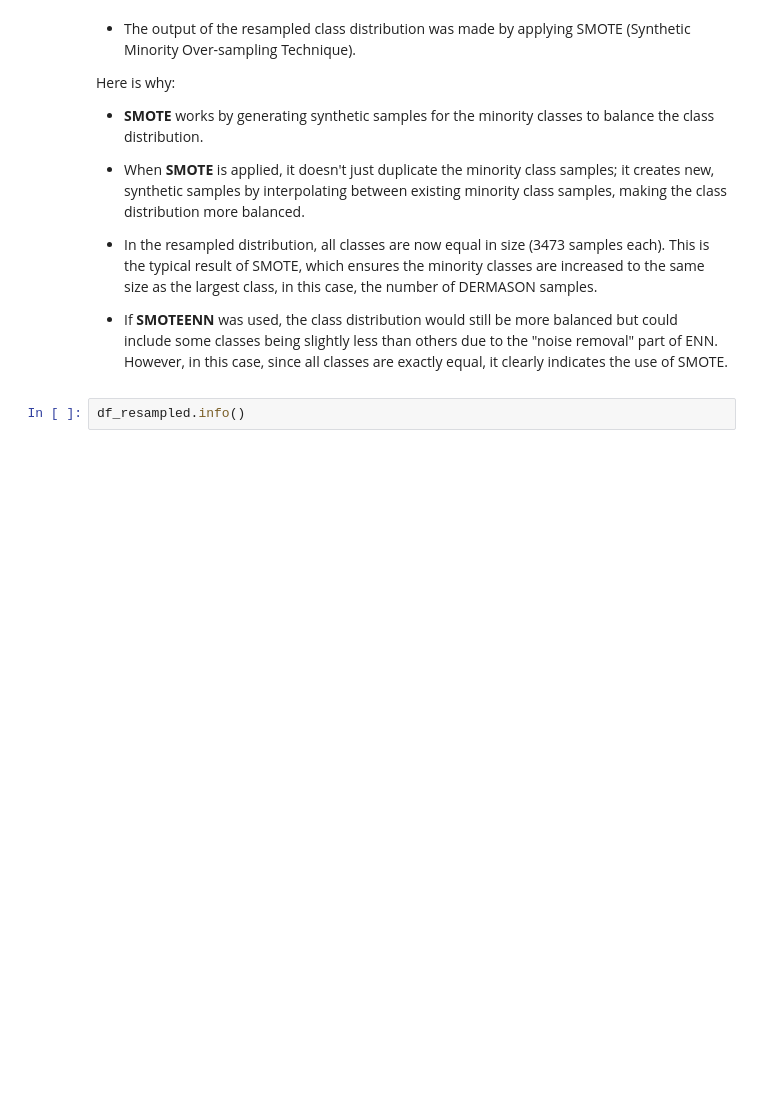
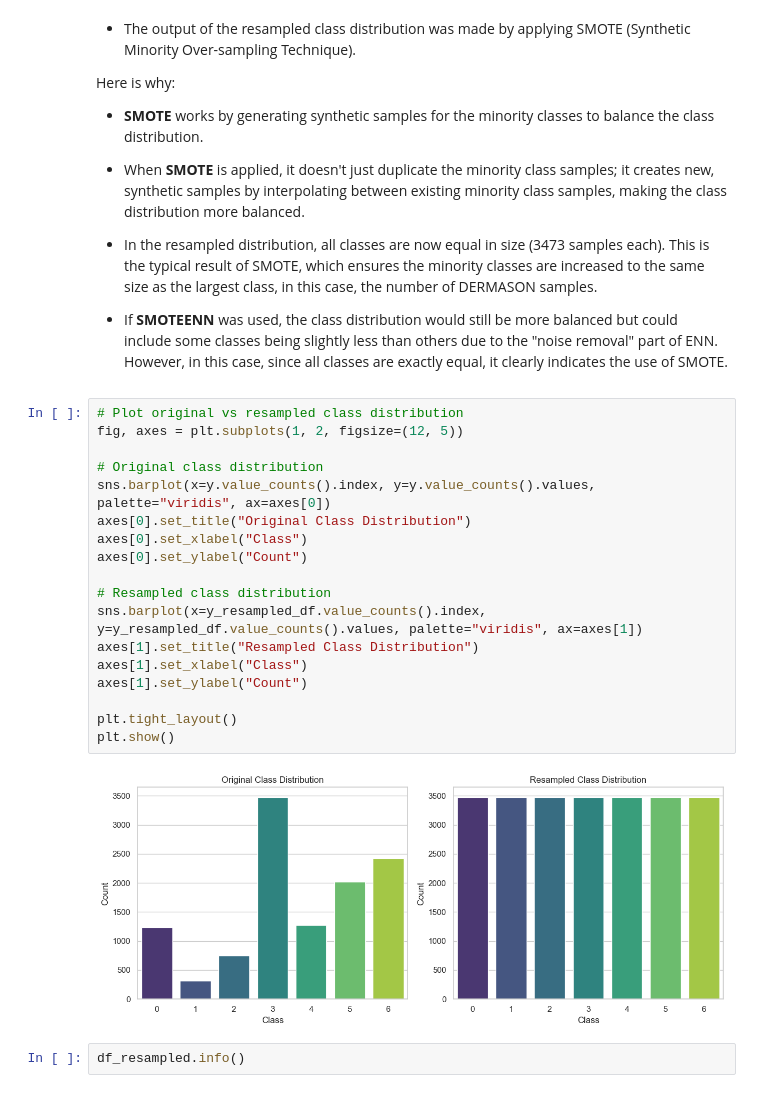
Before and after one commit to AswathyD31/Capstone_Project_Dry_Bean_Classification_Prediction, a Jupyter notebook: Dry_Bean_Classification .ipynb, the cells around one changed output. Saved outputs shown, nothing was run; the diff lists cells and outputs as text; blank space fills up the shorter version.

```diff
--- a/Dry_Bean_Classification .ipynb
+++ b/Dry_Bean_Classification .ipynb
@@ -1069,6 +1070,26 @@ Here is why:
 * In the resampled distribution, all classes are now equal in size (3473 samples each). This is the typical result of SMOTE, which ensures the minority classes are increased to the same size as the largest class, in this case, the number of DERMASON samples.
 
 * If **SMOTEENN** was used, the class distribution would still be more balanced but could include some classes being slightly less than others due to the "noise removal" part of ENN. However, in this case, since all classes are exactly equal, it clearly indicates the use of SMOTE.
+# %%
+# Plot original vs resampled class distribution
+fig, axes = plt.subplots(1, 2, figsize=(12, 5))
+
+# Original class distribution
+sns.barplot(x=y.value_counts().index, y=y.value_counts().values, palette="viridis", ax=axes[0])
+axes[0].set_title("Original Class Distribution")
+axes[0].set_xlabel("Class")
+axes[0].set_ylabel("Count")
+
+# Resampled class distribution
+sns.barplot(x=y_resampled_df.value_counts().index, y=y_resampled_df.value_counts().values, palette="viridis", ax=axes[1])
+axes[1].set_title("Resampled Class Distribution")
+axes[1].set_xlabel("Class")
+axes[1].set_ylabel("Count")
+
+plt.tight_layout()
+plt.show()
+# %% [output]
+[figure, added]
 # %%
 df_resampled.info()
 # %% [output]
```
Also changed, not shown: parts of 11 cells of this notebook.
